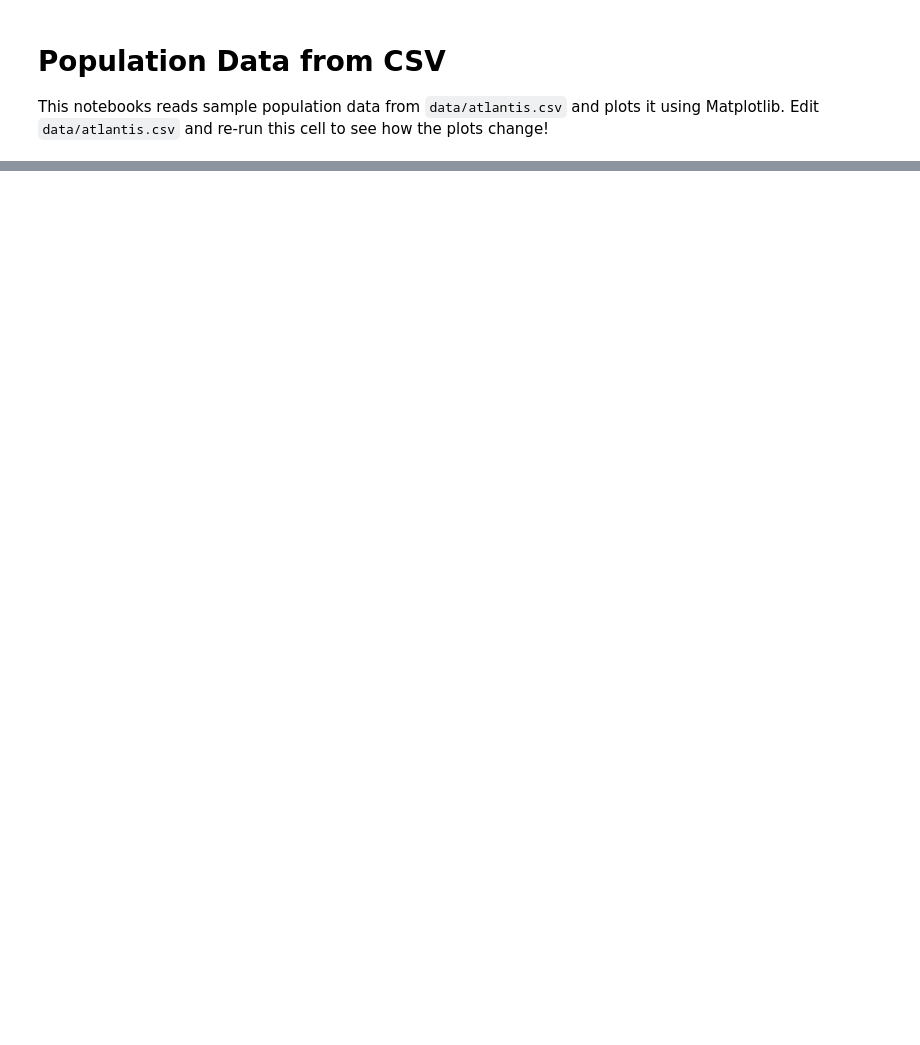
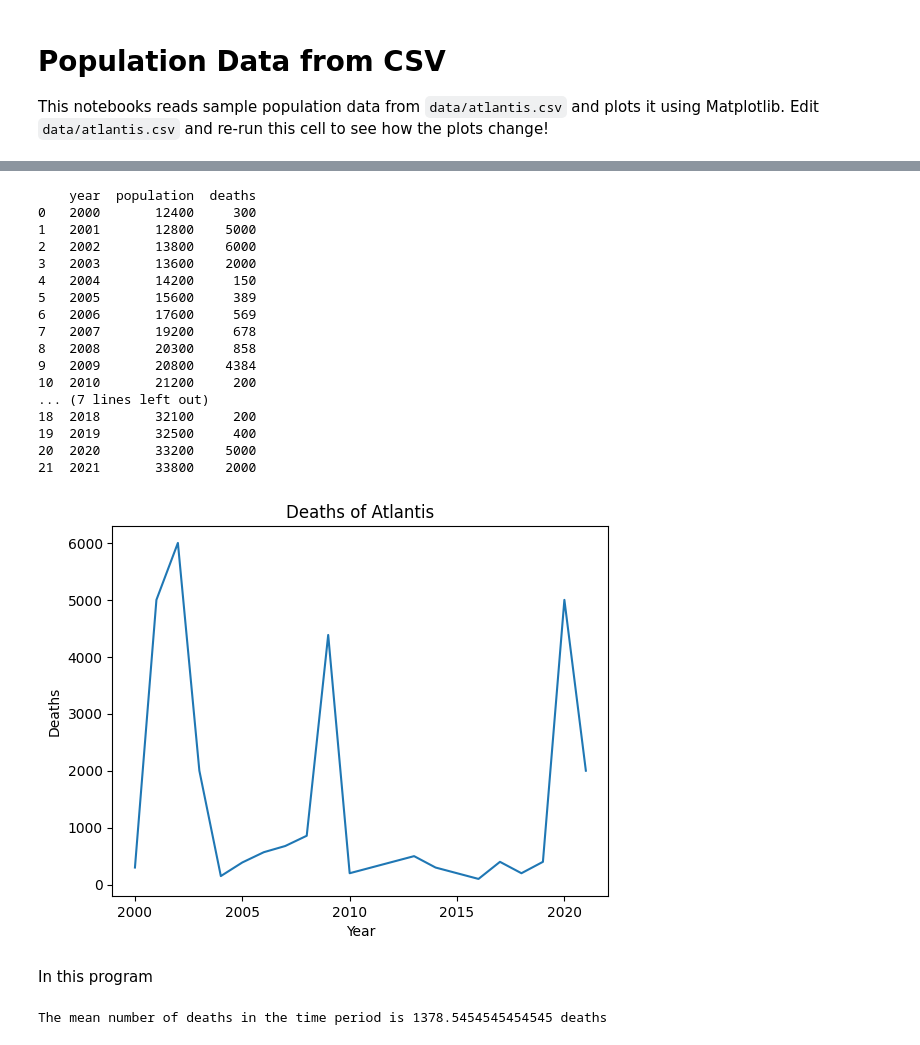
Before and after one commit to SequeiraLian/codespaces-jupyter, a Jupyter notebook: notebooks/population.ipynb, the cells around one changed output, grey strips where cells are left out. Cells and saved outputs as stored; diff of their text form; code cells hidden in the pictures; blank space fills up the shorter version.

Commit message:
program for the number of deaths, and the mean of deaths

```diff
--- a/notebooks/population.ipynb
+++ b/notebooks/population.ipynb
@@ -20,0 +39,37 @@ Error:
+# %%
+x = df['year']
+y = df['deaths']
+print(df)
+
+plt.plot(x,y)
+plt.title("Deaths of Atlantis")
+plt.xlabel('Year')
+plt.ylabel('Deaths')
+plt.show()
+# %% [output]
+    year  population  deaths
+0   2000       12400     300
+1   2001       12800    5000
+2   2002       13800    6000
+3   2003       13600    2000
+4   2004       14200     150
+5   2005       15600     389
+6   2006       17600     569
+7   2007       19200     678
+8   2008       20300     858
+9   2009       20800    4384
+10  2010       21200     200
+... (7 lines left out)
+18  2018       32100     200
+19  2019       32500     400
+20  2020       33200    5000
+21  2021       33800    2000
+[figure, added]
+# %% [markdown]
+In this program
+# %%
+import statistics
+deaths = round(statistics.mean(df['deaths']))
+print("The mean number of deaths in the time period is", deaths, "deaths.")
+# %% [output]
+The mean number of deaths in the time period is 1378.5454545454545 deaths
```
Also changed, not shown: parts of 1 cell of this notebook.
